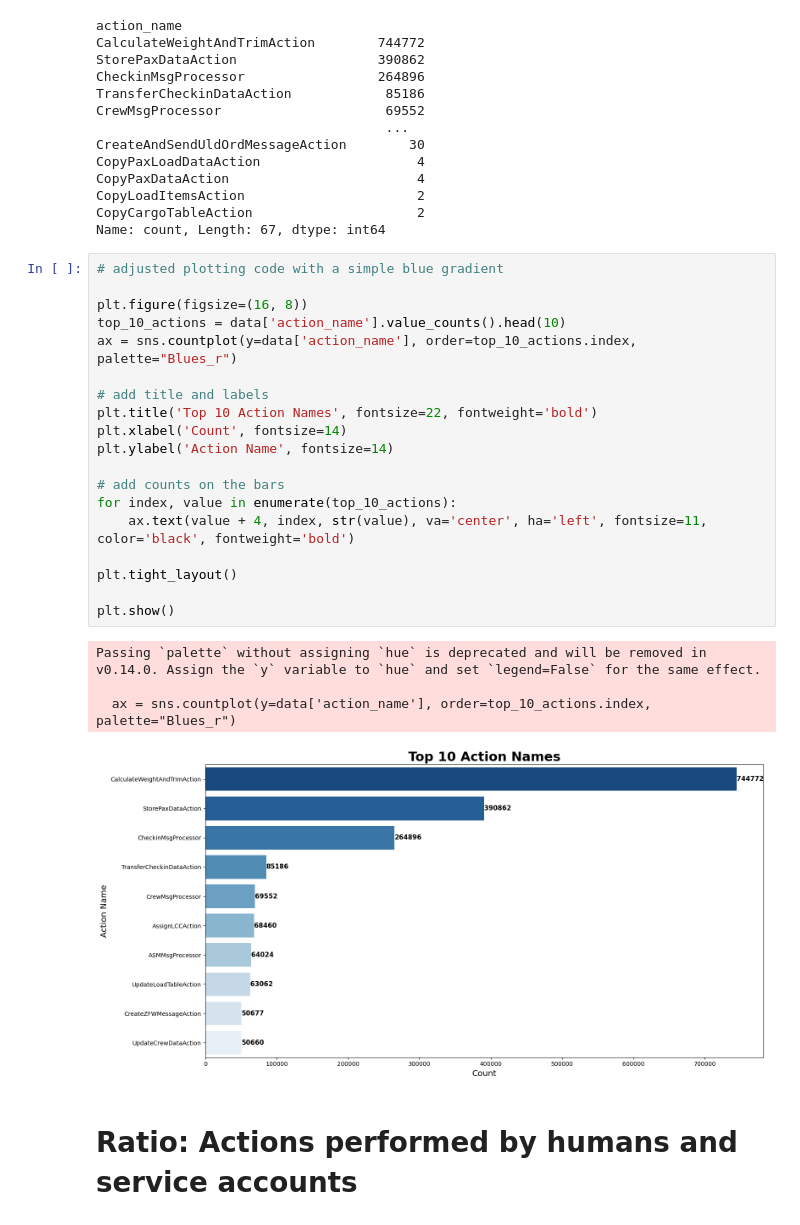
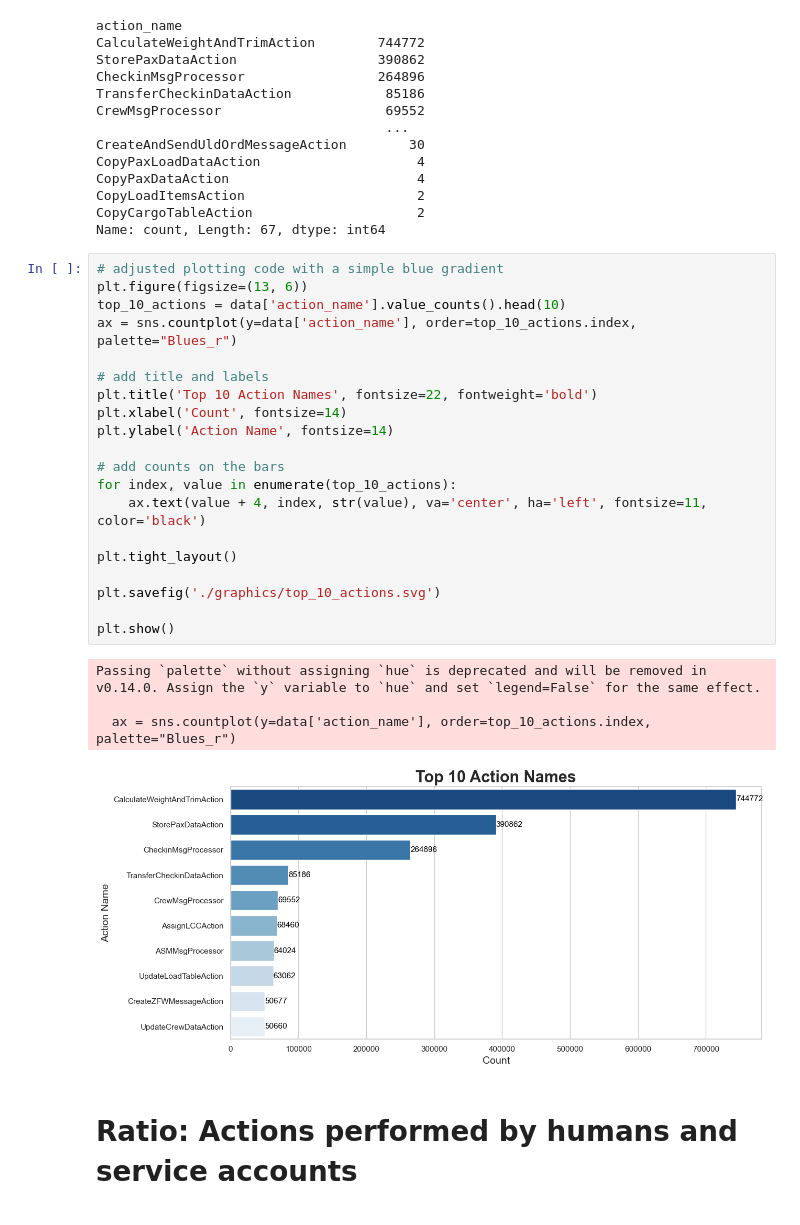
Before and after one commit to aref-hasan/aircraft_load, a Jupyter notebook: visualization/data_exploration.ipynb, the cells around one changed output. Cells and saved outputs as stored; diff of their text form.

Commit message:
update new charts

```diff
--- a/visualization/data_exploration.ipynb
+++ b/visualization/data_exploration.ipynb
@@ -122,28 +129,29 @@ CopyCargoTableAction                     2
 Name: count, Length: 67, dtype: int64
 # %%
 # adjusted plotting code with a simple blue gradient
-
-plt.figure(figsize=(16, 8))
+plt.figure(figsize=(13, 6))
 top_10_actions = data['action_name'].value_counts().head(10)
 ax = sns.countplot(y=data['action_name'], order=top_10_actions.index, palette="Blues_r")
 
 # add title and labels
 plt.title('Top 10 Action Names', fontsize=22, fontweight='bold')
 plt.xlabel('Count', fontsize=14)
 plt.ylabel('Action Name', fontsize=14)
 
 # add counts on the bars
 for index, value in enumerate(top_10_actions):
-    ax.text(value + 4, index, str(value), va='center', ha='left', fontsize=11, color='black', fontweight='bold')
+    ax.text(value + 4, index, str(value), va='center', ha='left', fontsize=11, color='black')
 
 plt.tight_layout()
 
+plt.savefig('./graphics/top_10_actions.svg')
+
 plt.show()
 # %% [output]
 Passing `palette` without assigning `hue` is deprecated and will be removed in v0.14.0. Assign the `y` variable to `hue` and set `legend=False` for the same effect.
 
   ax = sns.countplot(y=data['action_name'], order=top_10_actions.index, palette="Blues_r")
-[figure, old version]
+[figure, new version]
 # %% [markdown]
 # Ratio: Actions performed by humans and service accounts
 # %%
```
Also changed, not shown: parts of 11 cells of this notebook.
